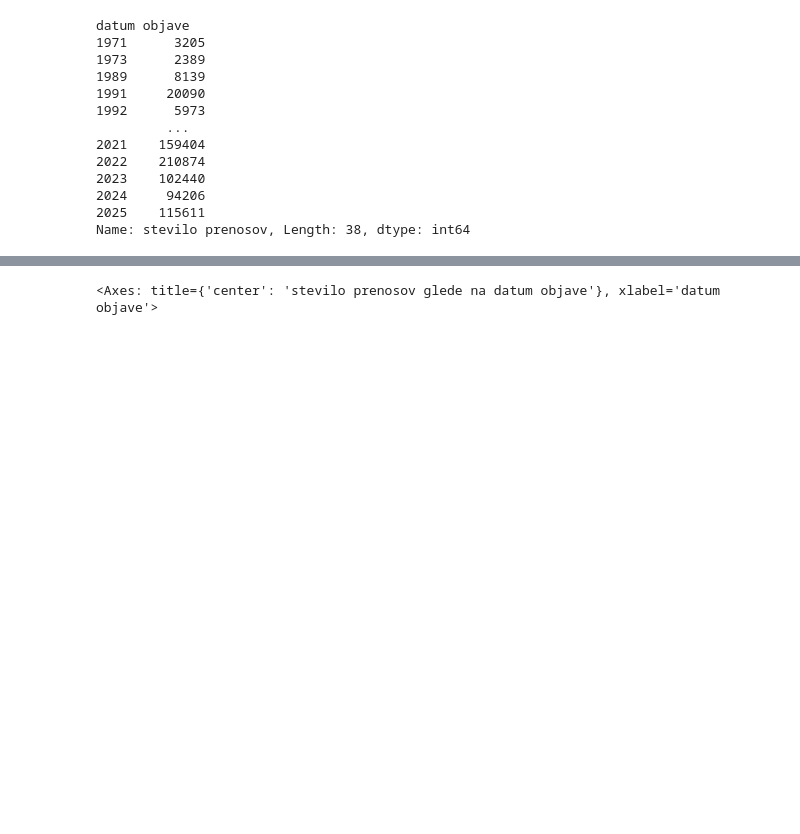
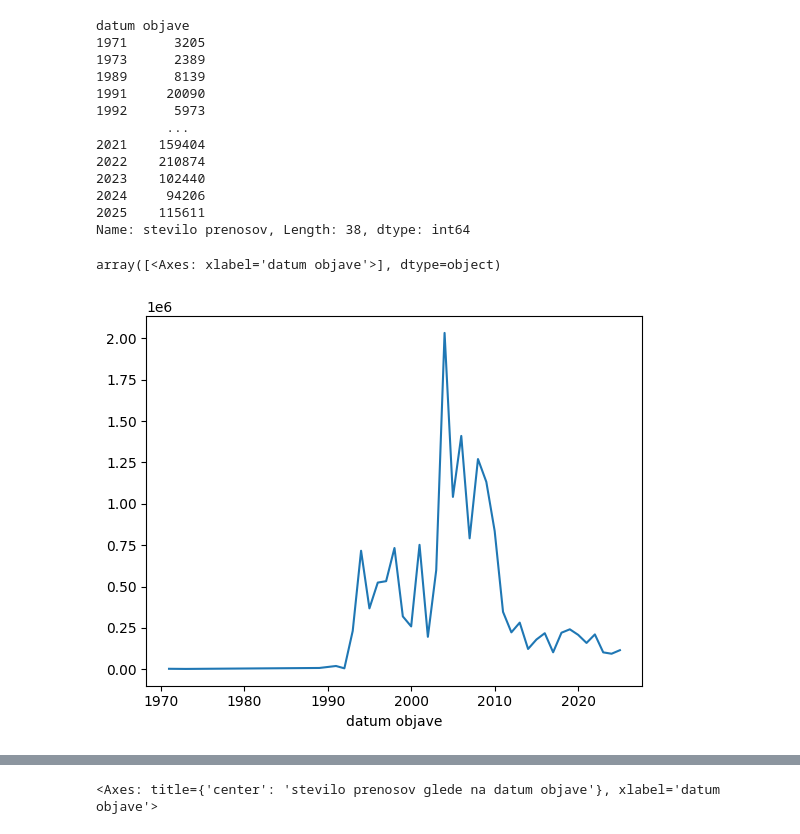
Before and after one commit to K-Larisa/seminarska-UVP, a Jupyter notebook: analiza_podatkov.ipynb, the cells around one changed output, grey strips where cells are left out. Cells and saved outputs as stored; diff of their text form; code cells hidden in the pictures; blank space fills up the shorter version.

```diff
--- a/analiza_podatkov.ipynb
+++ b/analiza_podatkov.ipynb
@@ -258,3 +246,9 @@ datum objave
 2024     94206
 2025    115611
 Name: stevilo prenosov, Length: 38, dtype: int64
+# %%
+graf = prenosi_po_letih.plot.line(subplots=True)
+graf
+# %% [output]
+array([<Axes: xlabel='datum objave'>], dtype=object)
+[figure, added]
```
Also changed, not shown: parts of 12 cells of this notebook, 2 other files.
